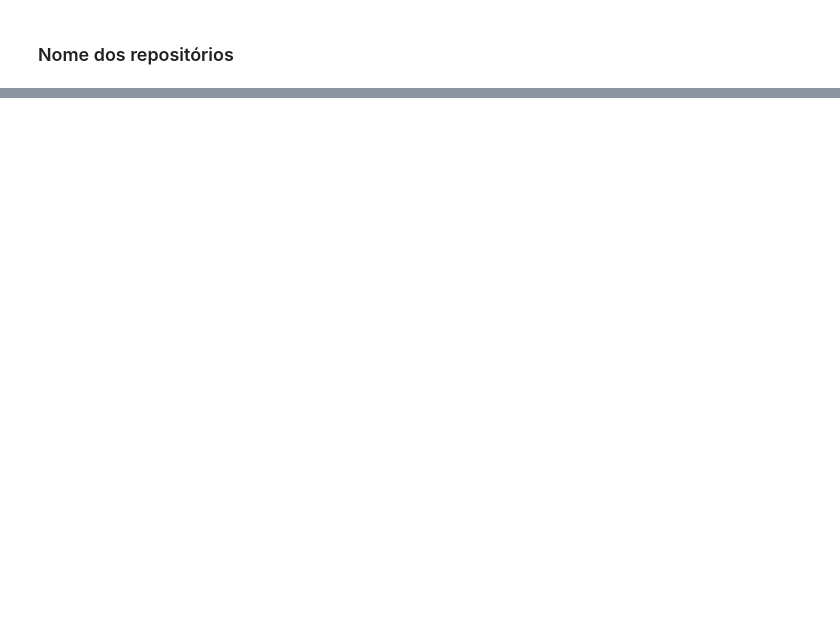
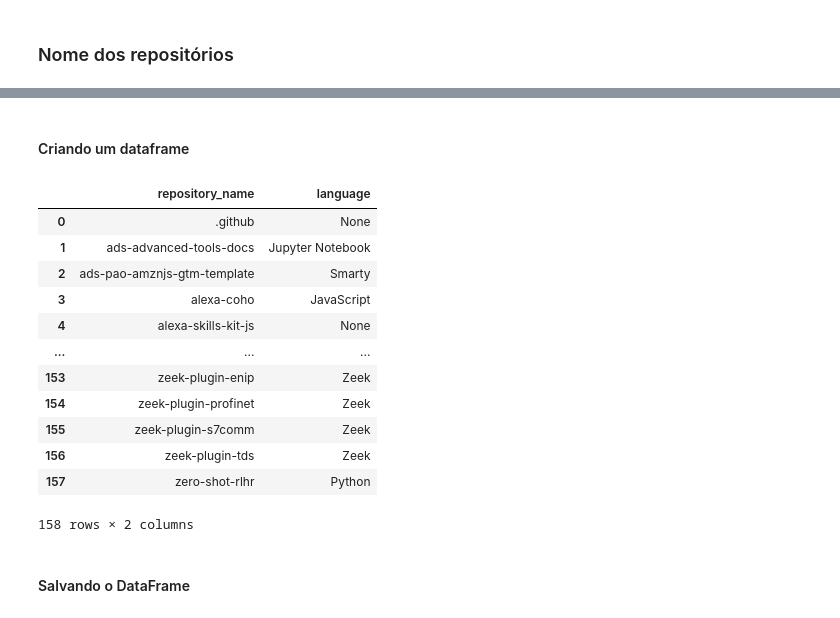
Before and after one commit to edilvolima/curso_requests_api, a Jupyter notebook: linquagens_requests.ipynb, the cells around one changed output, grey strips where cells are left out. Drawn from its saved outputs; the diff is of its cells as text; code cells hidden in the pictures; blank space fills up the shorter version.

Commit message:
Armazenado os dados extraidos do repos para csv

```diff
--- a/linquagens_requests.ipynb
+++ b/linquagens_requests.ipynb
@@ -236,0 +261,6 @@ len(repos_list[5])
+# %%
+repos_name = []
+
+for page in repos_list:
+    for repo in page:
+        repos_name.append(repo['name'])
@@ -236,0 +304,6 @@ len(repos_list[5])
+# %%
+repos_language = []
+
+for page in repos_list:
+    for repo in page:
+        repos_language.append(repo['language'])
@@ -236,0 +334,2 @@ len(repos_list[5])
+# %% [markdown]
+#### Criando um dataframe
@@ -236,0 +338,22 @@ len(repos_list[5])
+# %%
+dados_amz = pd.DataFrame()
+dados_amz['repository_name'] = repos_name
+dados_amz['language'] = repos_language
+# %%
+dados_amz
+# %% [output]
+|  | repository_name | language |
+| 0 | .github | None |
+| 1 | ads-advanced-tools-docs | Jupyter Notebook |
+| 2 | ads-pao-amznjs-gtm-template | Smarty |
+| 3 | alexa-coho | JavaScript |
+| 4 | alexa-skills-kit-js | None |
+| ... | ... | ... |
+| 153 | zeek-plugin-enip | Zeek |
+| 154 | zeek-plugin-profinet | Zeek |
+| 155 | zeek-plugin-s7comm | Zeek |
+| 156 | zeek-plugin-tds | Zeek |
+| 157 | zero-shot-rlhr | Python |
+158 rows × 2 columns
+# %% [markdown]
+#### Salvando o DataFrame
```
Also changed, not shown: parts of 19 cells of this notebook, 1 other file.
